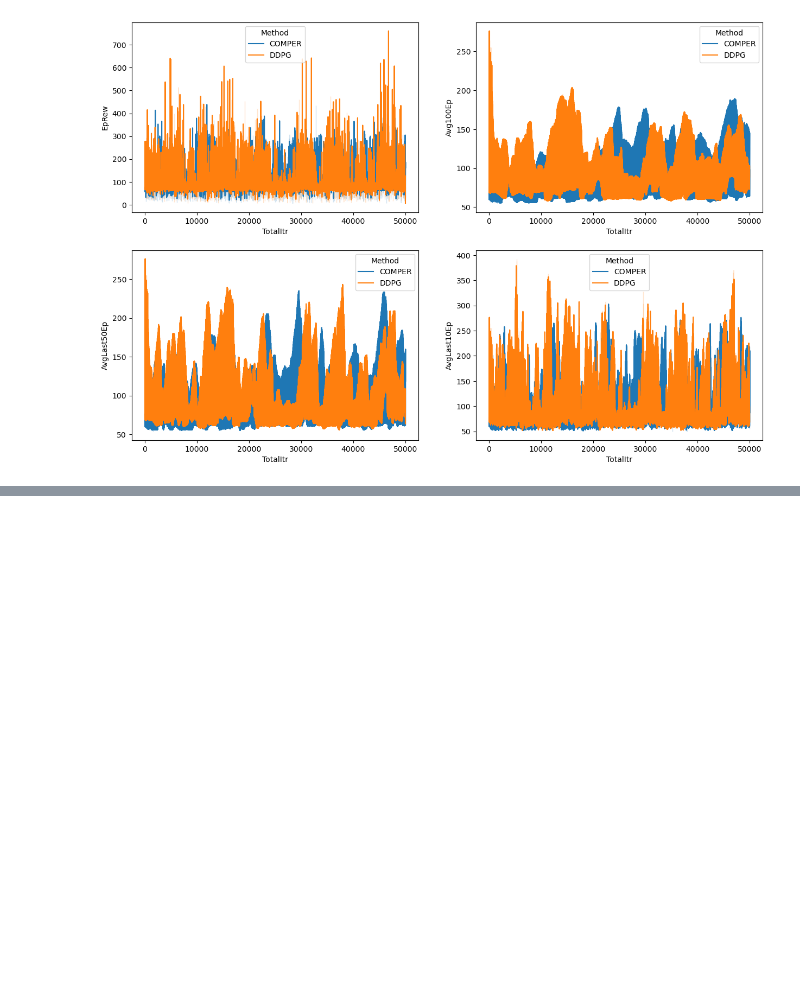
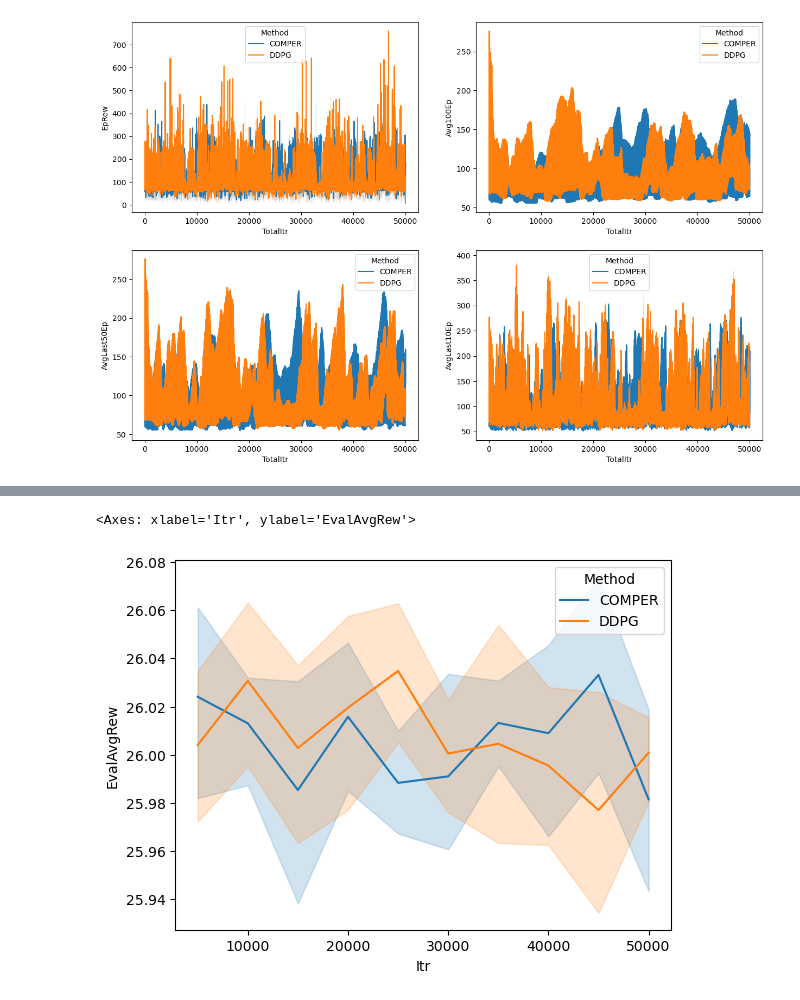
Before and after one commit to DanielEugenioNeves/COMPER-GYM-RESULTS, a Jupyter notebook: Humanoid-v4.ipynb, the cells around one changed output, grey strips where cells are left out. Drawn from its saved outputs; the diff is of its cells as text; code cells hidden in the pictures; blank space fills up the shorter version.

```diff
--- a/Humanoid-v4.ipynb
+++ b/Humanoid-v4.ipynb
@@ -106,3 +117,10 @@ sns.lineplot(data=df, x="TotalItr", y="AvgLast10Ep",hue="Method",ax=axs[1][1])
 # %% [output]
 <Axes: xlabel='TotalItr', ylabel='AvgLast10Ep'>
 [figure]
+# %%
+path ='COMPER_DDPG/data/'+env+'/eval/progress.json'
+df_comper_eval = pd.read_json(path,lines=True)
+df_comper_eval["Method"]="COMPER"
+#df_comper_eval=df_comper_eval[df_comper_eval["Trial"]==1]
+print(df_comper_eval.shape)
+df_comper_eval.head()
@@ -108,0 +147,7 @@ sns.lineplot(data=df, x="TotalItr", y="AvgLast10Ep",hue="Method",ax=axs[1][1])
+# %%
+path ='DPPG/data/'+env+'/eval/progress.json'
+df_ddpg_eval = pd.read_json(path,lines=True)
+#df_ddpg_eval=df_ddpg_eval[df_ddpg_eval["Trial"]==1]
+df_ddpg_eval["Method"]="DDPG"
+print(df_ddpg_eval.shape)
+df_ddpg_eval.head()
@@ -108,0 +174,8 @@ sns.lineplot(data=df, x="TotalItr", y="AvgLast10Ep",hue="Method",ax=axs[1][1])
+# %%
+df_eval=pd.concat([df_comper_eval,df_ddpg_eval])
+df_eval.rename(columns = {'Int':'Itr'}, inplace = True)
+# %%
+sns.lineplot(data=df_eval, x="Itr", y="EvalAvgRew",hue='Method')
+# %% [output]
+<Axes: xlabel='Itr', ylabel='EvalAvgRew'>
+[figure, added]
```
Also changed, not shown: parts of 5 cells of this notebook, 29 other files.
